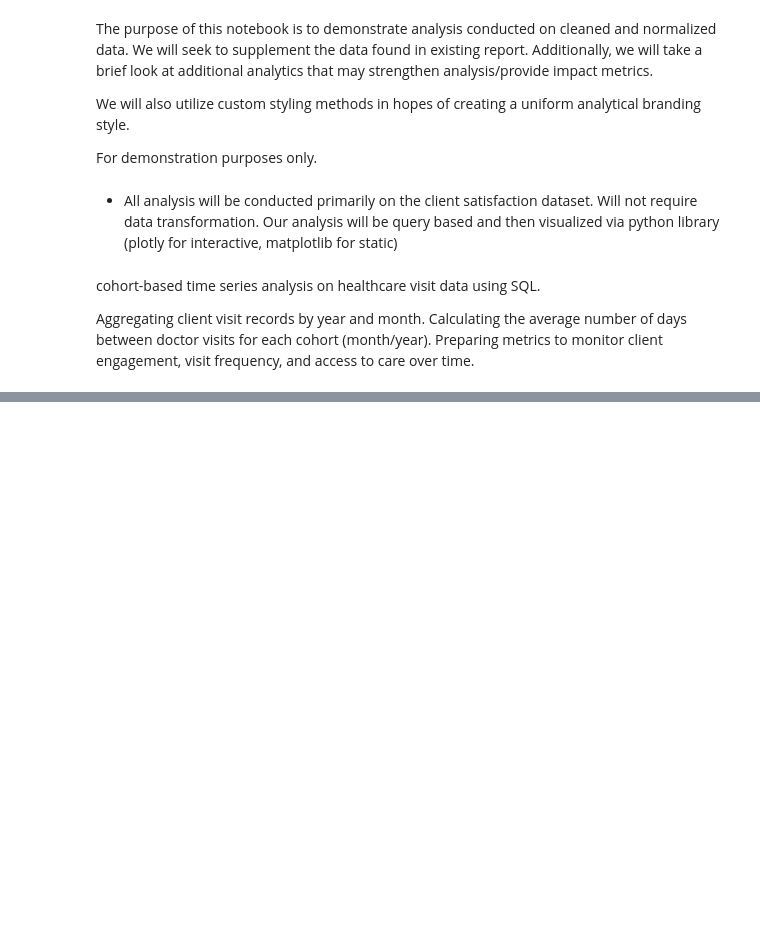
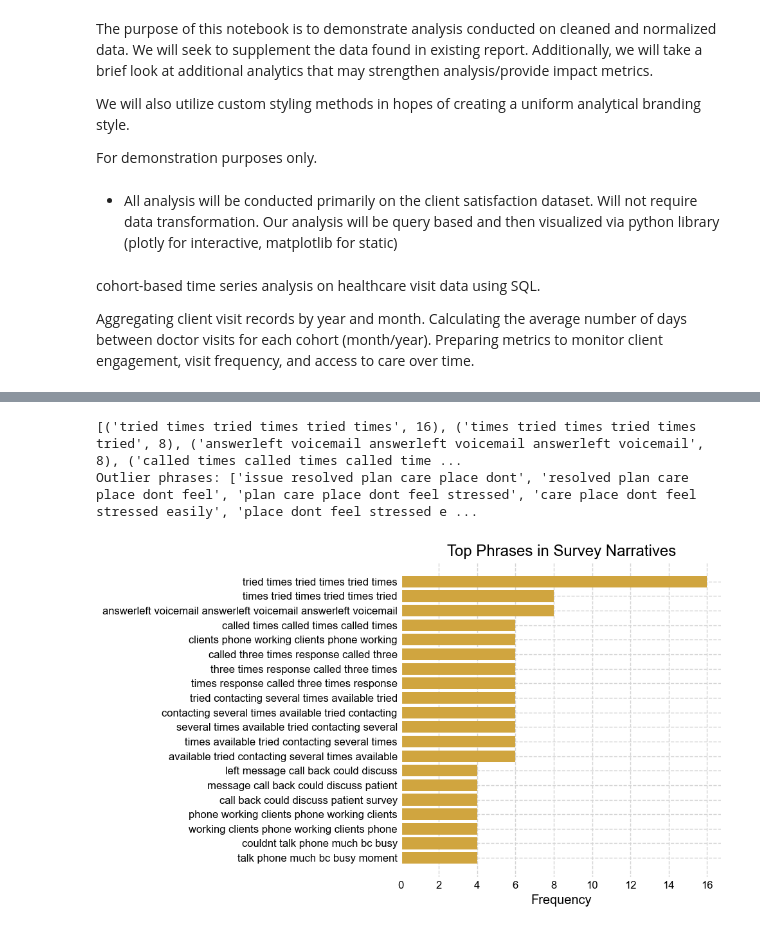
Before and after one commit to MylesTym/BMHC_DA_Prototype, a Jupyter notebook: analysis/example_analysis.ipynb, the cells around one changed output, grey strips where cells are left out. Drawn from its saved outputs; the diff is of its cells as text; code cells hidden in the pictures; blank space fills up the shorter version.

```diff
--- a/analysis/example_analysis.ipynb
+++ b/analysis/example_analysis.ipynb
@@ -132,14 +137,60 @@ plt.show()
 # %%
 # Create dataset for visual
 query = """
 SELECT
   health_self_assessment,
-  self_health_assessment_narrative,
-  stress_self_assessment_narrative,
-  mental_self_assessment_narrative,
-  physical_self_assessment_narrative
+  self_health_assessment_narrative + ' ' +
+  stress_self_assessment_narrative + ' ' +
+  mental_self_assessment_narrative + ' ' +
+  physical_self_assessment_narrative AS patient_narrative
 FROM client_satisfaction
 WHERE self_health_assessment_narrative IS NOT NULL
 """
 
 df = pd.read_sql(query, engine)
+
+# Preprocessing for NLP
+def preprocess(text):
+    text = text.lower()
+    text = re.sub(r'[^a-z\s]', '', text)
+    return text.split()
+
+narCols = [
+    'patient_narrative'
+]
+for col in narCols:
+    df[col] = df[col].fillna('').apply(preprocess)
+
+# Stop words
+std_stop = set(stopwords.words('english'))
+dmn_stop = set(['client','time', 'health', 'get', 'ok', 'answer'])
+all_stop = std_stop | dmn_stop
+
+n = 6
+
+phrases = []
+for col in narCols:
+    for response in df[col]:
+        filtered = [word for word in response if word not in all_stop]
+        phrases.extend([' '.join(gram) for gram in ngrams(filtered, n)])
+
+phrase_freq = Counter(phrases)
+common_phrases = phrase_freq.most_common(20)
+print(common_phrases)
+outlier_phrases = [phrase for phrase, count in phrase_freq.items() if count < 4]  # or count <= 2
+
+print("Outlier phrases:", outlier_phrases)
+# Vis
+phrases, counts = zip(*common_phrases)
+apply_matplotlib_style()
+plt.figure(figsize=(10, 6))
+plt.barh(phrases, counts, color=BMHC_COLORS['gold'])
+plt.xlabel('Frequency')
+plt.title('Top Phrases in Survey Narratives')
+plt.gca().invert_yaxis()
+plt.tight_layout()
+plt.show()
+# %% [output]
+[('tried times tried times tried times', 16), ('times tried times tried times tried', 8), ('answerleft voicemail answerleft voicemail answerleft voicemail', 8), ('called times called times called time ...
+Outlier phrases: ['issue resolved plan care place dont', 'resolved plan care place dont feel', 'plan care place dont feel stressed', 'care place dont feel stressed easily', 'place dont feel stressed e ...
+[figure, added]
```
Also changed, not shown: parts of 2 cells of this notebook, 4 other files.
